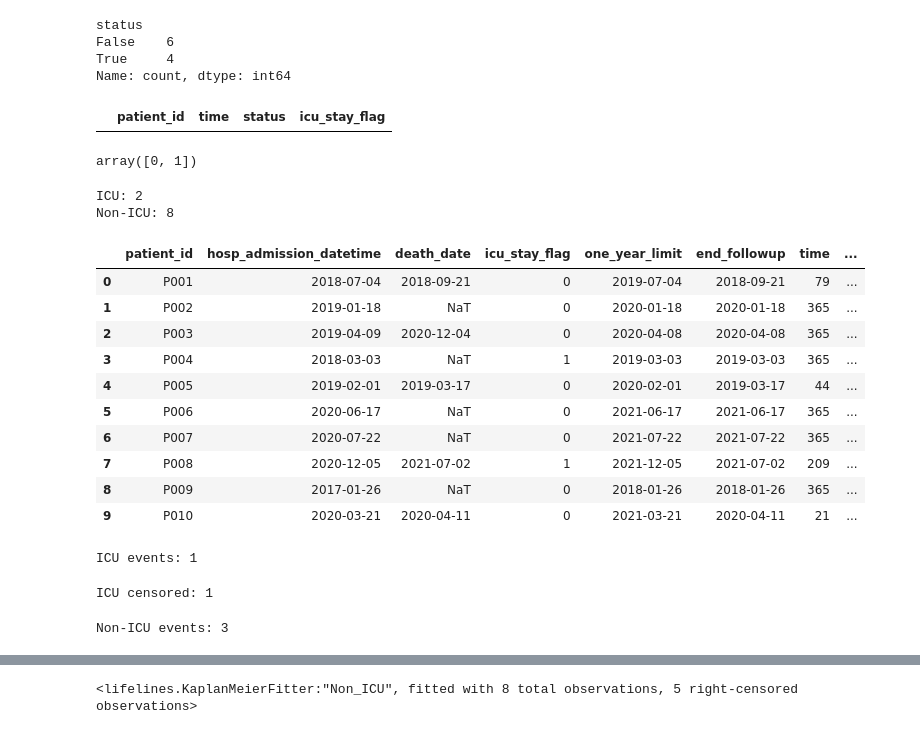
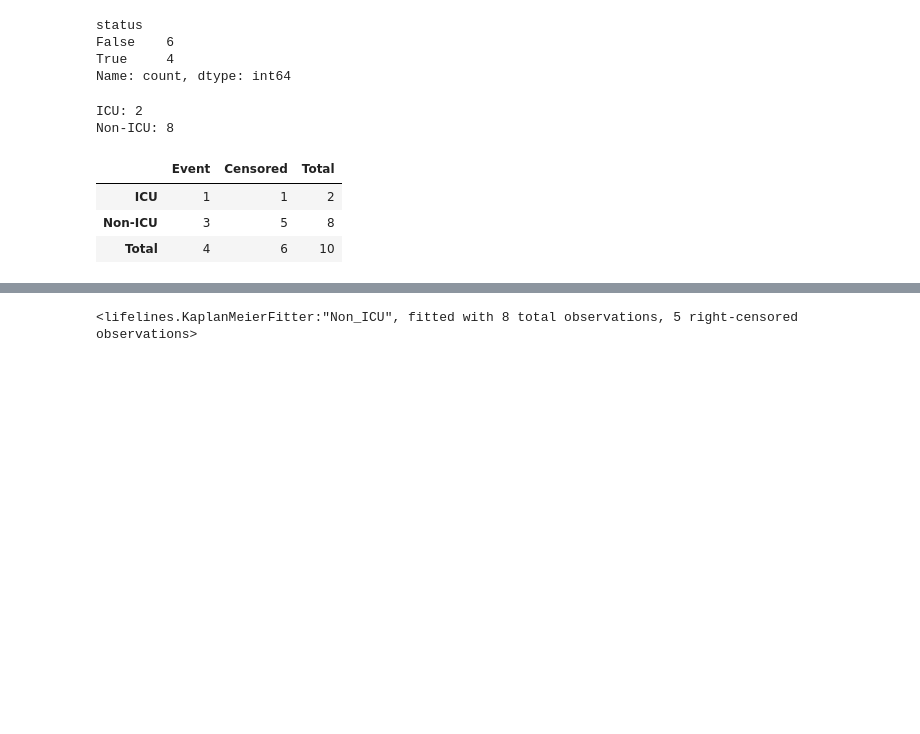
Before and after one commit to Arefeasd/server_patient_cohort, a Jupyter notebook: survival_analysis/KM_for_ICU.ipynb, the cells around one changed output, grey strips where cells are left out. Cells and saved outputs as stored; diff of their text form; code cells hidden in the pictures; blank space fills up the shorter version.

```diff
--- a/KM_for_ICU.ipynb
+++ b/survival_analysis/KM_for_ICU.ipynb
@@ -6,7 +6,7 @@ import matplotlib.pyplot as plt
 from lifelines import KaplanMeierFitter
 from lifelines.plotting import add_at_risk_counts
 # %%
-df = pl.read_parquet("final_patient_data.parquet")
+df = pl.read_parquet("../final_patient_data.parquet")
 # %%
 df.head()
 # %% [output]
@@ -87,0 +95,2 @@ df.head()
+# %%
+df = df[df['time']>= 0]
@@ -132,4 +175,4 @@ False    6
 True     4
 Name: count, dtype: int64
 # %%
-survival_df = df[['patient_id', 'time', 'status', 'icu_stay_flag']].dropna().copy()
+df = df[['patient_id', 'time', 'status', 'icu_stay_flag']].dropna().copy()
@@ -140,14 +179,6 @@ survival_df["icu_stay_flag"] = survival_df["icu_stay_flag"].astype(int)
-# %%
-survival_df[survival_df["time"] < 0]
-# %% [output]
-|  | patient_id | time | status | icu_stay_flag |
-# %%
-survival_df["icu_stay_flag"].unique()
-# %% [output]
-array([0, 1])
 # %%
-icu_mask = survival_df["icu_stay_flag"]== 1
-non_icu_mask = survival_df["icu_stay_flag"]== 0
+icu_mask = df["icu_stay_flag"]== 1
+non_icu_mask =df["icu_stay_flag"]== 0
 # %%
 print("ICU:", icu_mask.sum())
 print("Non-ICU:", non_icu_mask.sum())
@@ -155,37 +186,27 @@ print("Non-ICU:", non_icu_mask.sum())
 ICU: 2
 Non-ICU: 8
 # %%
-df
+table_2x2 = pd.DataFrame(
+    {
+        "Event": [
+            df.loc[icu_mask, "status"].sum(),
+            df.loc[non_icu_mask, "status"].sum()
+        ],
+        "Censored": [
+            (~df.loc[icu_mask, "status"]).sum(),
+            (~df.loc[non_icu_mask, "status"]).sum()
+        ]
+    },
+    index=["ICU", "Non-ICU"]
+)
+
+table_2x2["Total"] = table_2x2.sum(axis=1)
+
+table_2x2.loc["Total"] = table_2x2.sum(axis=0)
+
+table_2x2
 # %% [output]
-|  | patient_id | hosp_admission_datetime | death_date | icu_stay_flag | one_year_limit | end_followup | time | ... |
-| 0 | P001 | 2018-07-04 | 2018-09-21 | 0 | 2019-07-04 | 2018-09-21 | 79 | ... |
-| 1 | P002 | 2019-01-18 | NaT | 0 | 2020-01-18 | 2020-01-18 | 365 | ... |
-| 2 | P003 | 2019-04-09 | 2020-12-04 | 0 | 2020-04-08 | 2020-04-08 | 365 | ... |
-| 3 | P004 | 2018-03-03 | NaT | 1 | 2019-03-03 | 2019-03-03 | 365 | ... |
-| 4 | P005 | 2019-02-01 | 2019-03-17 | 0 | 2020-02-01 | 2019-03-17 | 44 | ... |
-| 5 | P006 | 2020-06-17 | NaT | 0 | 2021-06-17 | 2021-06-17 | 365 | ... |
-| 6 | P007 | 2020-07-22 | NaT | 0 | 2021-07-22 | 2021-07-22 | 365 | ... |
-| 7 | P008 | 2020-12-05 | 2021-07-02 | 1 | 2021-12-05 | 2021-07-02 | 209 | ... |
-| 8 | P009 | 2017-01-26 | NaT | 0 | 2018-01-26 | 2018-01-26 | 365 | ... |
-| 9 | P010 | 2020-03-21 | 2020-04-11 | 0 | 2021-03-21 | 2020-04-11 | 21 | ... |
+|  | Event | Censored | Total |
+| ICU | 1 | 1 | 2 |
+| Non-ICU | 3 | 5 | 8 |
+| Total | 4 | 6 | 10 |
-# %%
-print(
-    "ICU events:",
-    survival_df.loc[icu_mask, "status"].sum()
-)
-# %% [output]
-ICU events: 1
-# %%
-print(
-    "ICU censored:",
-    (~survival_df.loc[icu_mask, "status"]).sum()
-)
-# %% [output]
-ICU censored: 1
-# %%
-print(
-    "Non-ICU events:",
-    survival_df.loc[non_icu_mask, "status"].sum()
-)
-# %% [output]
-Non-ICU events: 3
```
Also changed, not shown: parts of 12 cells of this notebook.
